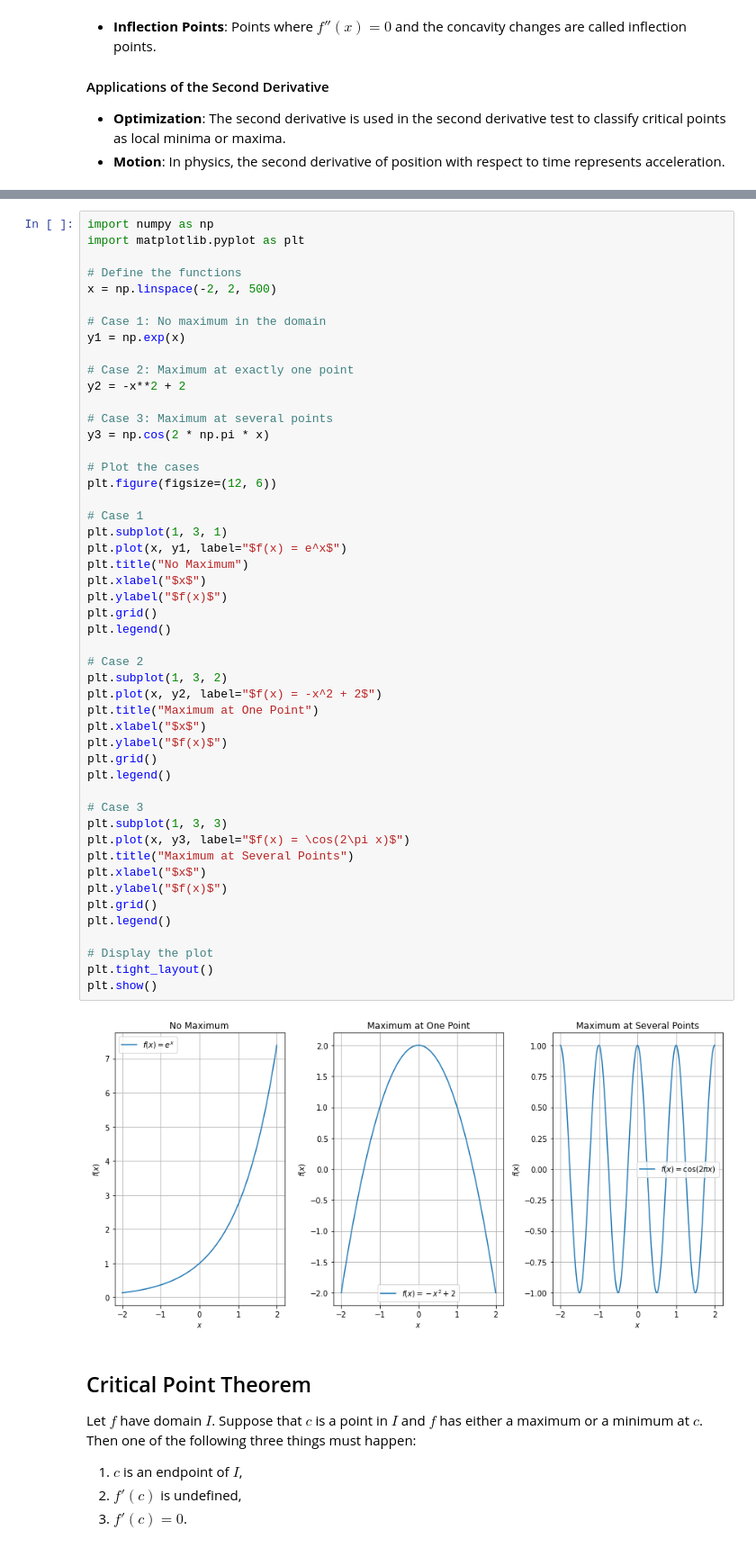
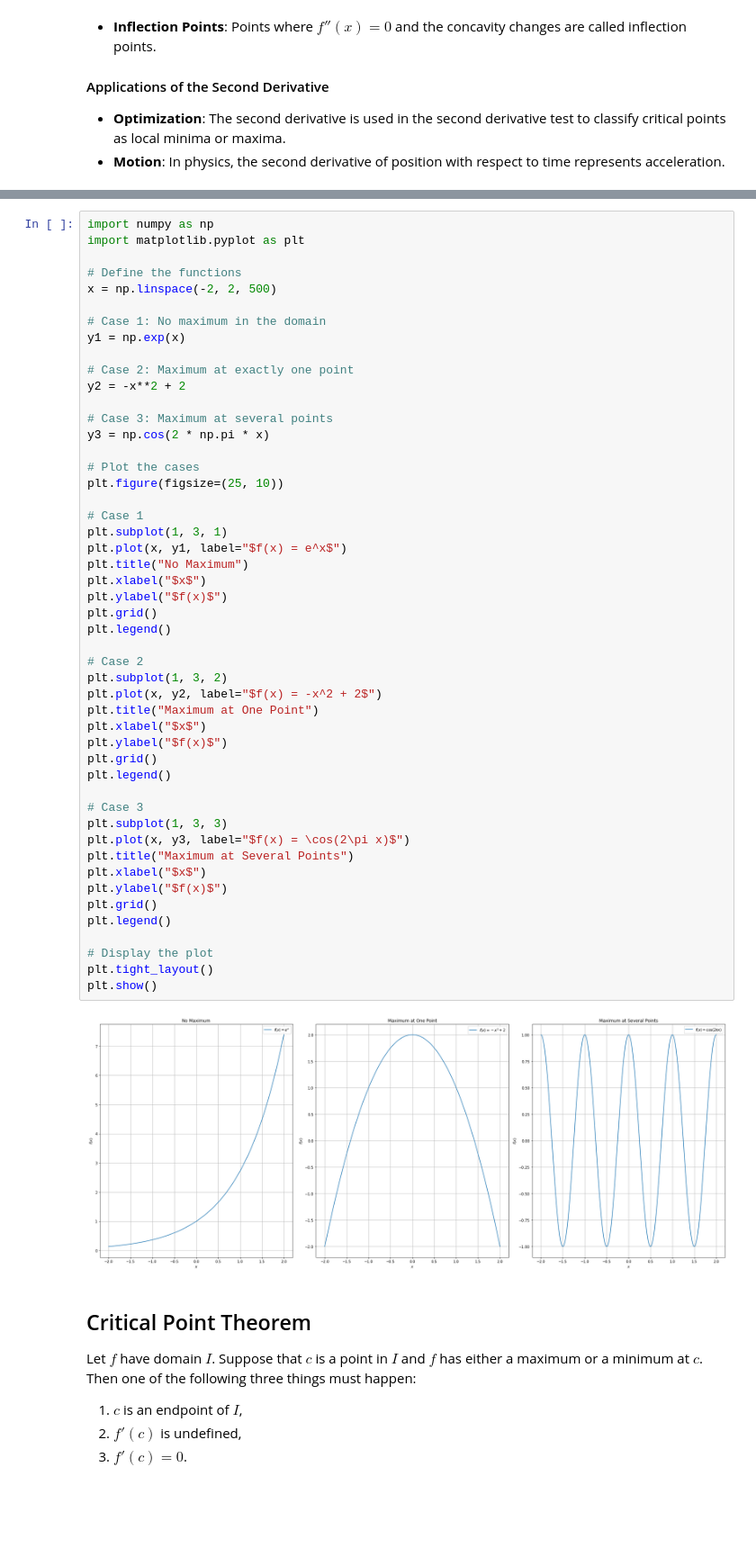
Before and after one commit to gerhardJaeger/mathML_24_25, a Jupyter notebook: session21/Notebook21.ipynb, the cells around one changed output, grey strips where cells are left out. Shown at 90% size. Cells and saved outputs as stored; diff of their text form; blank space fills up the shorter version.

```diff
--- a/session21/Notebook21.ipynb
+++ b/session21/Notebook21.ipynb
@@ -527,40 +540,40 @@ y2 = -x**2 + 2
 y3 = np.cos(2 * np.pi * x)
 
 # Plot the cases
-plt.figure(figsize=(12, 6))
+plt.figure(figsize=(25, 10))
 
 # Case 1
 plt.subplot(1, 3, 1)
 plt.plot(x, y1, label="$f(x) = e^x$")
 plt.title("No Maximum")
 plt.xlabel("$x$")
 plt.ylabel("$f(x)$")
 plt.grid()
 plt.legend()
 
 # Case 2
 plt.subplot(1, 3, 2)
 plt.plot(x, y2, label="$f(x) = -x^2 + 2$")
 plt.title("Maximum at One Point")
 plt.xlabel("$x$")
 plt.ylabel("$f(x)$")
 plt.grid()
 plt.legend()
 
 # Case 3
 plt.subplot(1, 3, 3)
 plt.plot(x, y3, label="$f(x) = \cos(2\pi x)$")
 plt.title("Maximum at Several Points")
 plt.xlabel("$x$")
 plt.ylabel("$f(x)$")
 plt.grid()
 plt.legend()
 
 # Display the plot
 plt.tight_layout()
 plt.show()
 # %% [output]
-[figure, old version]
+[figure, new version]
 # %% [markdown]
 ## Critical Point Theorem
 
```
Also changed, not shown: parts of 14 cells of this notebook.
